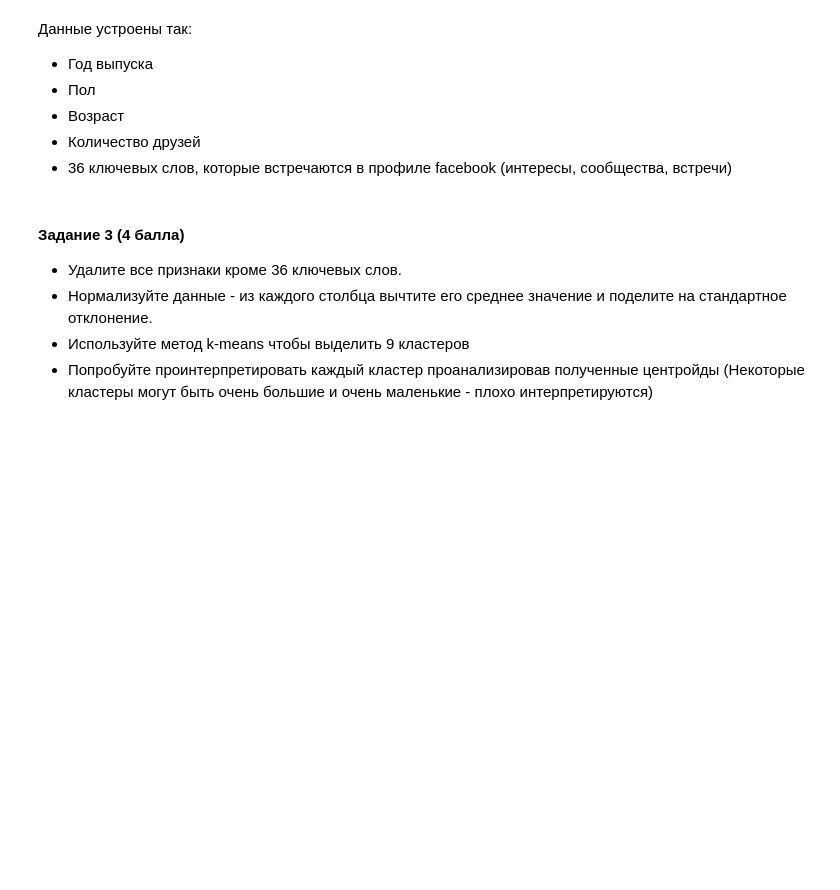
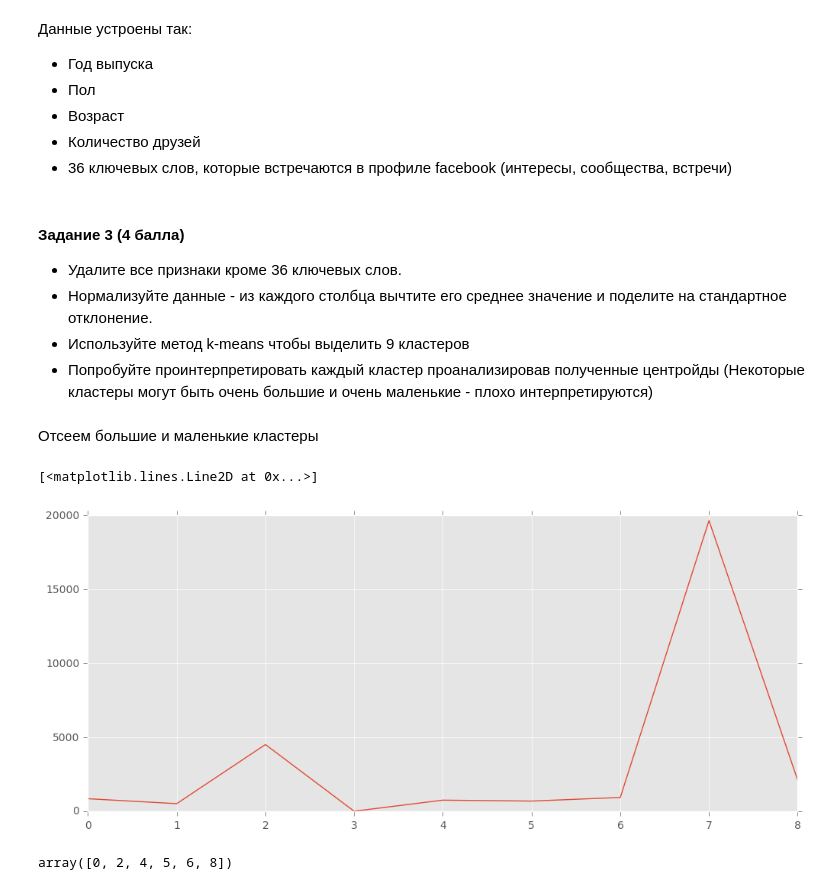
Before and after one commit to KAATechsphere/ml_hw1, a Jupyter notebook: hw1-kmeans-features.ipynb, the cells around one changed output. Drawn from its saved outputs; the diff is of its cells as text; code cells hidden in the pictures; blank space fills up the shorter version.

```diff
--- a/hw1-kmeans-features.ipynb
+++ b/hw1-kmeans-features.ipynb
@@ -472,5 +480,26 @@ for i in df_sns.columns:
     std=df_sns[i].std()
     df_sns[i]=(df_sns[i]-mean)/std
 
-km=kmeans.Kmeans(9)
+clusterCount=9
+km=kmeans.Kmeans(clusterCount)
 km.fit(df_sns.values)
+
+xclusters=km.labels
+centers=km.centroids
+# %% [markdown]
+Отсеем большие и маленькие кластеры
+# %%
+cweights=np.zeros(centers.shape[0],dtype=int)
+unique, counts = np.unique(xclusters, return_counts=True)
+cweights[unique]=counts
+plt.plot(cweights)
+# %% [output]
+[<matplotlib.lines.Line2D at 0x...>]
+[figure, added]
+# %%
+minElements=df_sns.shape[0]/float(clusterCount)/5
+maxElements=df_sns.shape[0]/float(clusterCount)*5
+goodClusters=np.arange(clusterCount)[(cweights>minElements)*(cweights<maxElements)]
+goodClusters
+# %% [output]
+array([0, 2, 4, 5, 6, 8])
```
Also changed, not shown: parts of 5 cells of this notebook.
